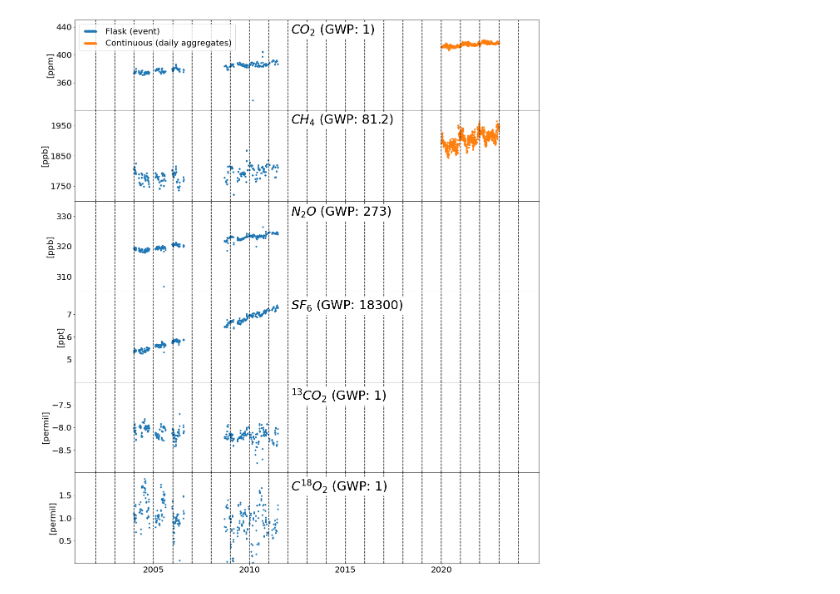
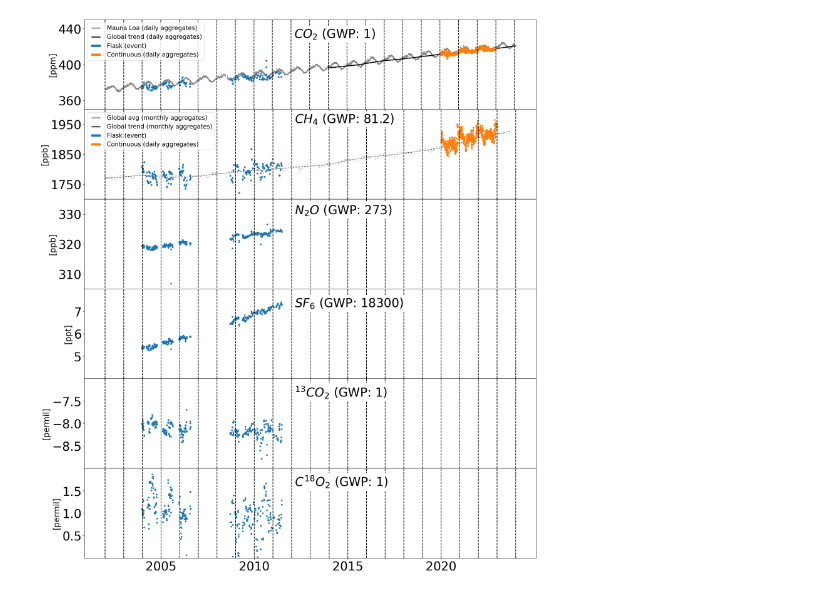
Before and after one commit to MeteoSwiss/gawkenya, a Jupyter notebook: SD_Greenhouse_gases.ipynb, the cells around one changed output. Cells and saved outputs as stored; diff of their text form; code cells hidden in the pictures.

Commit message:
newest data from wdcgg, update GHG plot

```diff
--- a/SD_Greenhouse_gases.ipynb
+++ b/SD_Greenhouse_gases.ipynb
@@ -21,7 +29,7 @@ df = {} # dictionary to save data frames
 
 for g in ghg:
 
-    path = os.getcwd()+"/data/WDCGG/"+g+"/"
+    path = os.getcwd()+"/data/wdc/wdcgg/"+g+"/"
     tar = os.listdir(path)
     files_path = os.path.join(path, tar[0])
     files = os.listdir(files_path)
@@ -70,0 +96,7 @@ for g in ghg:
+# %%
+df_ch4_gl_monthly = pl.read_csv(source="data/noaa/ch4_mm_gl.csv", comment_prefix="#")
+df_ch4_gl_monthly.columns = ["year", "month", "yyyy.yyyy", "CH4", "u_CH4", "trend_CH4", "u_trend_CH4"]
+df_ch4_gl_monthly = df_ch4_gl_monthly.with_columns(pl.format("{}-{}-1", "year", "month").str.to_date().alias("dte"))
+
+plt.scatter(x=df_ch4_gl_monthly["dte"], y=df_ch4_gl_monthly["CH4"])
+plt.scatter(x=df_ch4_gl_monthly["dte"], y=df_ch4_gl_monthly["trend_CH4"])
@@ -86,27 +121,38 @@ for y in range(2002,2025):
     x_dates.append(str(y)+"-01-01")
 
 #### CO2 ####
-ax1.scatter(df["CO2_event"]["date"], df["CO2_event"]["value"], marker="o", s= 10, label="Flask (event)")
-ax1.scatter(df["CO2_daily"]["date"], df["CO2_daily"]["value"], marker="o", s= 10, label="Continuous (daily aggregates)")
-ax1.set_ylim(320,450)
+df_co2_mlo_daily = df_co2_mlo_daily.filter((pl.col("dte") > pl.date(2001, 12, 31)) & (pl.col("dte") < pl.date(2024, 1, 1)))
+ax1.scatter(x=df_co2_mlo_daily["dte"], y=df_co2_mlo_daily["CO2"], marker=".", s=2, c="gray", label="Mauna Loa (daily aggregates)")
+ax1.scatter(x=df_co2_glt_daily["dte"], y=df_co2_glt_daily["CO2"], marker=".", s=2, c="black", label="Global trend (daily aggregates)")
+
+ax1.scatter(df["CO2_event"]["date"], df["CO2_event"]["value"], marker="o", s= 10, c="tab:blue", label="Flask (event)")
+ax1.scatter(df["CO2_daily"]["date"], df["CO2_daily"]["value"], marker="o", s= 10, c="tab:orange", label="Continuous (daily aggregates)")
+
+ax1.set_ylim(350,450)
 ax1.set_ylabel("[ppm]", fontsize=20)
-ax1.tick_params(axis="y", labelsize=20)
+ax1.tick_params(axis="y", labelsize=30)
 ax1.vlines(x = x_dates, ymin=300, ymax=460, colors="k", ls="--")
 ax1.set_yticks([360,400,440])
-ax1.legend(loc="upper left", fontsize=20, scatterpoints=25)
+ax1.legend(loc="upper left", fontsize=15, scatterpoints=25)
 t = ax1.text(15400, 430, "$CO_{2}$ (GWP: 1)", fontsize=30) # GWP: Global Warming Potential according to IPCC AR6
 t.set_bbox(dict(facecolor='white', alpha=1, edgecolor='white'))
 
 #### CH4 ####
+df_ch4_gl_monthly = df_ch4_gl_monthly.filter((pl.col("dte") > pl.date(2001, 12, 31)) & (pl.col("dte") < pl.date(2024, 1, 1)))
+
+ax2.scatter(x=df_ch4_gl_monthly["dte"], y=df_ch4_gl_monthly["CH4"], marker=".", s=2, c="gray", label="Global avg (monthly aggregates)")
+ax2.scatter(x=df_ch4_gl_monthly["dte"], y=df_ch4_gl_monthly["trend_CH4"], marker=".", s=2, c="black", label="Global trend (monthly aggregates)")
+
 ax2.scatter(df["CH4_event"]["date"], df["CH4_event"]["value"], marker="o", s= 10, label="Flask (event)")
 ax2.scatter(df["CH4_daily"]["date"], df["CH4_daily"]["value"], marker="o", s= 10, label="Continuous (daily aggregates)")
 ax2.set_ylim(1700,2000)
 ax2.set_ylabel("[ppb]", fontsize=20)
 ax2.vlines(x = x_dates, ymin=1700, ymax=2000, colors="k", ls="--")
 ax2.set_yticks([1750,1850, 1950])
+ax2.legend(loc="upper left", fontsize=15, scatterpoints=25)
 t = ax2.text(15400, 1955, "$CH_{4}$ (GWP: 81.2)", fontsize=30)
 t.set_bbox(dict(facecolor='white', alpha=1, edgecolor='white'))
-ax2.tick_params(axis="y", labelsize=20)
+ax2.tick_params(axis="y", labelsize=30)
 
 #### N2O ####
 ax3.scatter(df["N2O_event"]["date"], df["N2O_event"]["value"], marker="o", s= 10, label="Flask (event)")
@@ -117,42 +163,42 @@ ax3.set_yticks([310,320, 330])
 t = ax3.text(15400, 330, "$N_2O$ (GWP: 273)", fontsize=30)
 t.set_bbox(dict(facecolor='white', alpha=1, edgecolor='white'))
 ax3.set_xticks(["2005","2010", "2015", "2020"], ["2005","2010", "2015", "2020"])
-ax3.tick_params(axis="y", labelsize=20)
+ax3.tick_params(axis="y", labelsize=30)
 
 #### SF6 ####
 ax4.scatter(df["SF6_event"]["date"], df["SF6_event"]["value"], marker="o", s= 10, label="Flask (event)")
 ax4.set_ylim(4,8)
 ax4.set_ylabel("[ppt]", fontsize=20)
 ax4.vlines(x = x_dates, ymin=4, ymax=8, colors="k", ls="--")
 ax4.set_yticks([5,6,7])
 t = ax4.text(15400, 7.2, "$SF_6$ (GWP: 18300)", fontsize=30)
 t.set_bbox(dict(facecolor='white', alpha=1, edgecolor='white'))
-ax4.tick_params(axis="y", labelsize=20)
+ax4.tick_params(axis="y", labelsize=30)
 
 #### 13CO2 ####
 ax5.scatter(df["13CO2_event"]["date"], df["13CO2_event"]["value"], marker="o", s= 10, label="Flask (event)")
 ax5.set_ylim(-9,-7)
 ax5.set_ylabel("[permil]", fontsize=20)
 ax5.vlines(x = x_dates, ymin=-9, ymax=-7, colors="k", ls="--")
 ax5.set_yticks([-8.5,-8,-7.5])
 t = ax5.text(15400, -7.4, "$^{13}CO_2$ (GWP: 1)", fontsize=30)
 t.set_bbox(dict(facecolor='white', alpha=1, edgecolor='white'))
-ax5.tick_params(axis="y", labelsize=20)
+ax5.tick_params(axis="y", labelsize=30)
 
 #### C18O2 ####
 ax6.scatter(df["C18O2_event"]["date"], df["C18O2_event"]["value"], marker="o", s= 10, label="Flask (event)")
 ax6.set_ylim(0,2)
 ax6.set_ylabel("[permil]", fontsize=20)
 ax6.vlines(x = x_dates, ymin=0, ymax=3, colors="k", ls="--")
 ax6.set_yticks([0.5,1,1.5])
 t = ax6.text(15400, 1.6, "$C^{18}O_2$ (GWP: 1)", fontsize=30)
 t.set_bbox(dict(facecolor='white', alpha=1, edgecolor='white'))
 ax6.set_xticks(["2005","2010", "2015", "2020"], ["2005","2010", "2015", "2020"])
-ax6.tick_params(axis="y", labelsize=20)
-ax6.tick_params(axis="x", labelsize=20)
+ax6.tick_params(axis="y", labelsize=30)
+ax6.tick_params(axis="x", labelsize=30)
 
 
 # save figure
-fig.savefig(os.getcwd()+"/Plots/Greenhouse_gases.jpeg", bbox_inches='tight')
+fig.savefig(os.getcwd()+"/results/plots/Greenhouse_gases.jpeg", bbox_inches='tight')
 # %% [output]
-[figure, old version]
+[figure, new version]
```
Also changed, not shown: parts of 3 cells of this notebook, 16 other files.
